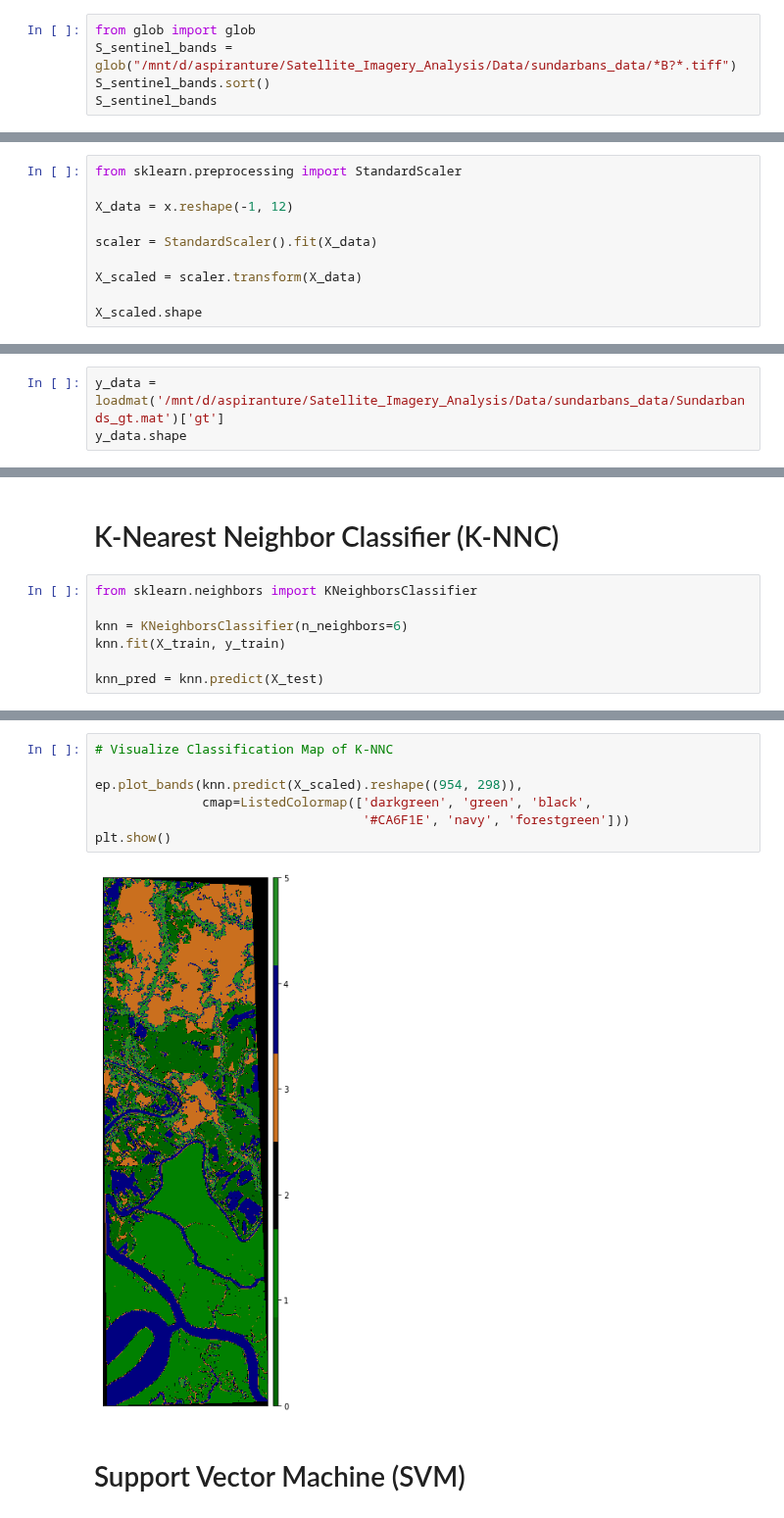
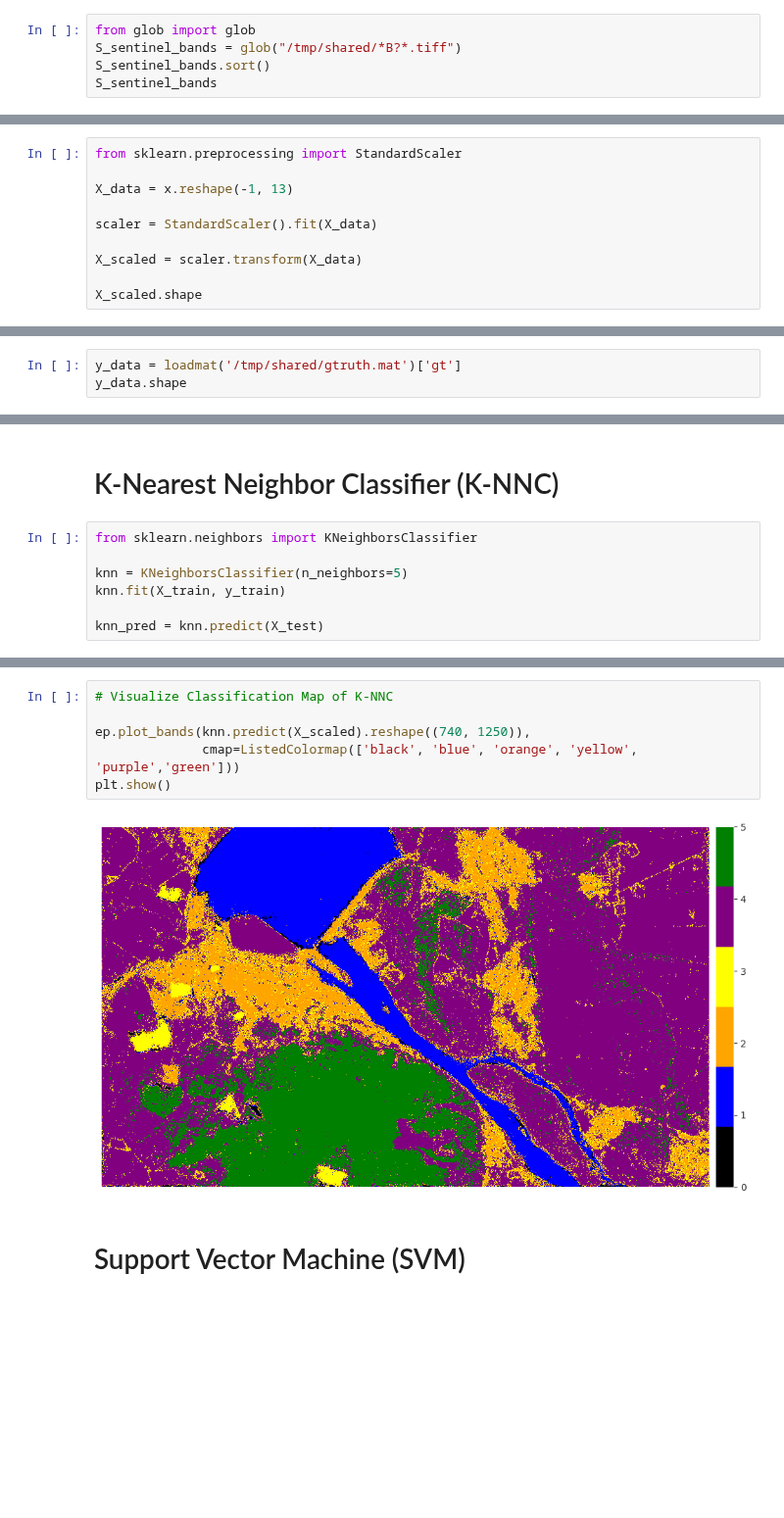
Before and after one commit to angpysha/Satellite_Imagery_Analysis, a Jupyter notebook: Classification/Land_Cover_Classification_in_Satellite_Imagery_using_Python.ipynb, the cells around one changed output, grey strips where cells are left out. Shown at 98% size. Saved outputs shown, nothing was run; the diff lists cells and outputs as text; blank space fills up the shorter version.

```diff
--- a/Classification/Land_Cover_Classification_in_Satellite_Imagery_using_Python.ipynb
+++ b/Classification/Land_Cover_Classification_in_Satellite_Imagery_using_Python.ipynb
@@ -38,7 +56,7 @@ np.seterr(divide='ignore', invalid='ignore')
 # Read Data
 # %%
 from glob import glob
-S_sentinel_bands = glob("/mnt/d/aspiranture/Satellite_Imagery_Analysis/Data/sundarbans_data/*B?*.tiff")
+S_sentinel_bands = glob("/tmp/shared/*B?*.tiff")
 S_sentinel_bands.sort()
 S_sentinel_bands
 # %% [output]
@@ -128,7 +147,7 @@ x.shape
 # %%
 from sklearn.preprocessing import StandardScaler
 
-X_data = x.reshape(-1, 12)
+X_data = x.reshape(-1, 13)
 
 scaler = StandardScaler().fit(X_data)
 
@@ -140,4 +159,4 @@ X_scaled.shape
 # %%
-y_data = loadmat('/mnt/d/aspiranture/Satellite_Imagery_Analysis/Data/sundarbans_data/Sundarbands_gt.mat')['gt']
+y_data = loadmat('/tmp/shared/gtruth.mat')['gt']
 y_data.shape
 # %% [output]
@@ -167,7 +186,7 @@ y_test Shape:(85288,)
 # %%
 from sklearn.neighbors import KNeighborsClassifier
 
-knn = KNeighborsClassifier(n_neighbors=6)
+knn = KNeighborsClassifier(n_neighbors=5)
 knn.fit(X_train, y_train)
 
 knn_pred = knn.predict(X_test)
@@ -193,12 +212,11 @@ weighted avg       0.99      0.99      0.99     85288
 # %%
 # Visualize Classification Map of K-NNC
 
-ep.plot_bands(knn.predict(X_scaled).reshape((954, 298)),
-              cmap=ListedColormap(['darkgreen', 'green', 'black',
-                                   '#CA6F1E', 'navy', 'forestgreen']))
+ep.plot_bands(knn.predict(X_scaled).reshape((740, 1250)),
+              cmap=ListedColormap(['black', 'blue', 'orange', 'yellow', 'purple','green']))
 plt.show()
 # %% [output]
-[figure, old version]
+[figure, new version]
 # %% [markdown]
 # Support Vector Machine (SVM)
 # %%
```
Also changed, not shown: parts of 17 cells of this notebook, 2 other files.
